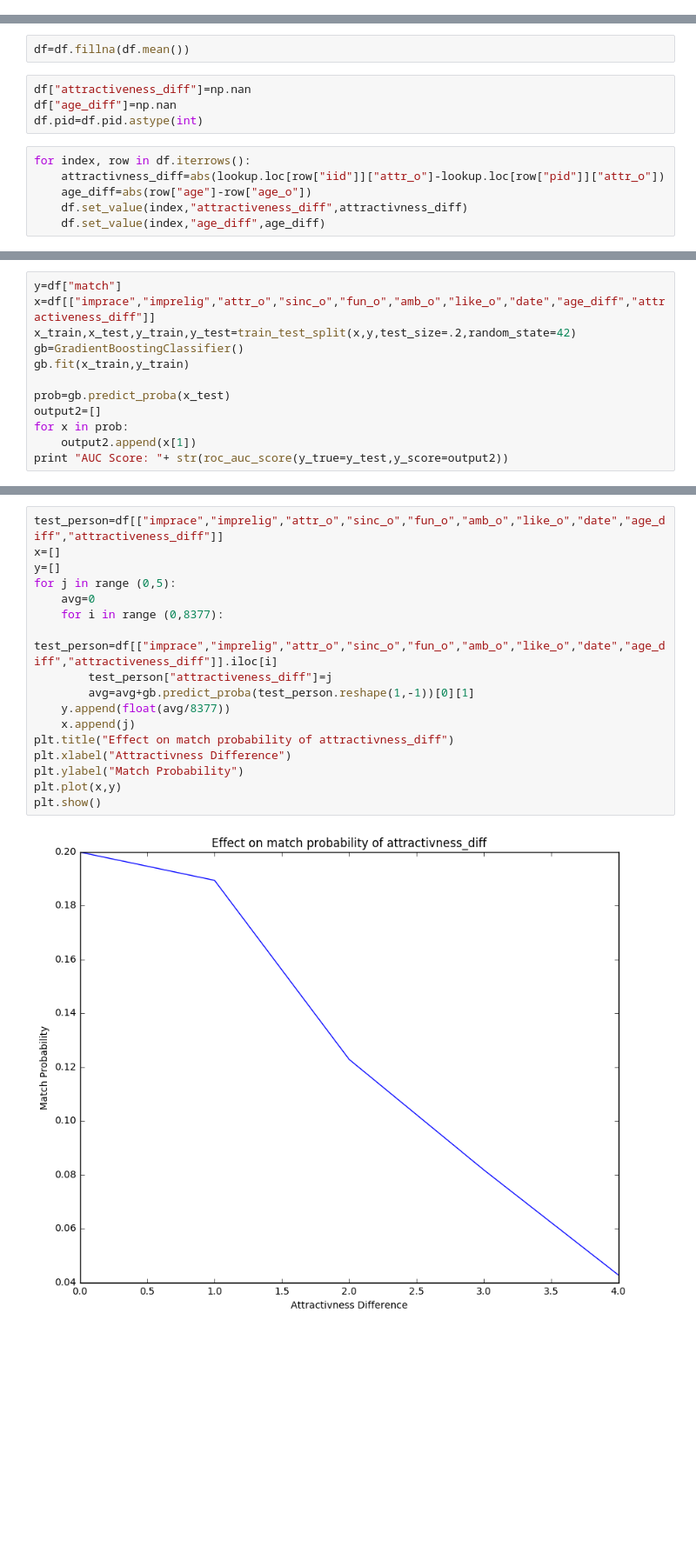
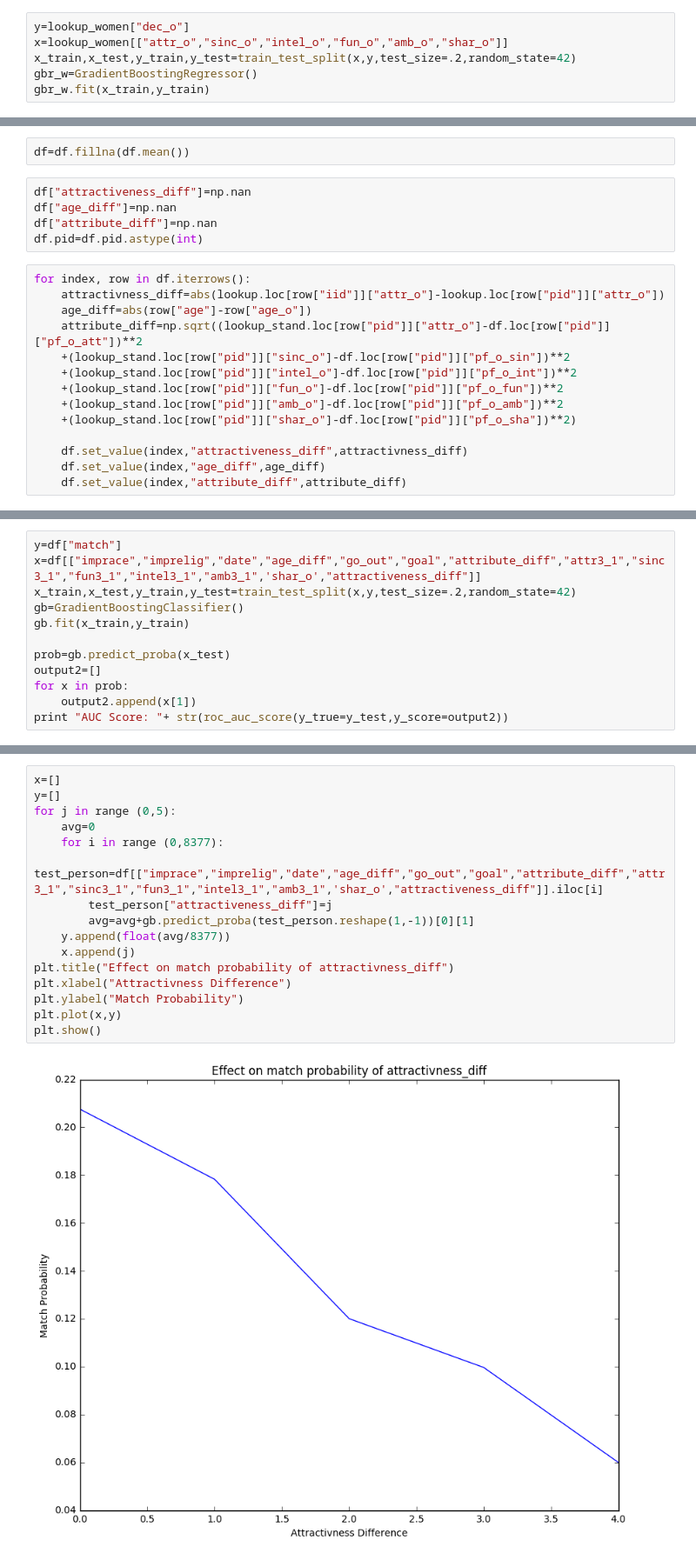
Before and after one commit to magescher/DataScience_SpeedDatingExperiment, a Jupyter notebook: SpeedDating.ipynb, the cells around one changed output, grey strips where cells are left out. Shown: that part at 87% size. Cells and saved outputs as stored; diff of their text form; blank space fills up the shorter version.

Commit message:
Changed some more graphs, fixed some stuff

```diff
--- a/SpeedDating.ipynb
+++ b/SpeedDating.ipynb
@@ -355,0 +400,6 @@ shar_o         0.0321      0.014      2.333      0.020         0.005     0.059
+# %%
+y=lookup_women["dec_o"]
+x=lookup_women[["attr_o","sinc_o","intel_o","fun_o","amb_o","shar_o"]]
+x_train,x_test,y_train,y_test=train_test_split(x,y,test_size=.2,random_state=42)
+gbr_w=GradientBoostingRegressor()
+gbr_w.fit(x_train,y_train)
@@ -478,10 +488,19 @@ df=df.fillna(df.mean())
 # %%
 df["attractiveness_diff"]=np.nan
 df["age_diff"]=np.nan
+df["attribute_diff"]=np.nan
 df.pid=df.pid.astype(int)
 # %%
 for index, row in df.iterrows():
     attractivness_diff=abs(lookup.loc[row["iid"]]["attr_o"]-lookup.loc[row["pid"]]["attr_o"])
     age_diff=abs(row["age"]-row["age_o"])
+    attribute_diff=np.sqrt((lookup_stand.loc[row["pid"]]["attr_o"]-df.loc[row["pid"]]["pf_o_att"])**2
+    +(lookup_stand.loc[row["pid"]]["sinc_o"]-df.loc[row["pid"]]["pf_o_sin"])**2
+    +(lookup_stand.loc[row["pid"]]["intel_o"]-df.loc[row["pid"]]["pf_o_int"])**2
+    +(lookup_stand.loc[row["pid"]]["fun_o"]-df.loc[row["pid"]]["pf_o_fun"])**2
+    +(lookup_stand.loc[row["pid"]]["amb_o"]-df.loc[row["pid"]]["pf_o_amb"])**2
+    +(lookup_stand.loc[row["pid"]]["shar_o"]-df.loc[row["pid"]]["pf_o_sha"])**2)
+
     df.set_value(index,"attractiveness_diff",attractivness_diff)
     df.set_value(index,"age_diff",age_diff)
+    df.set_value(index,"attribute_diff",attribute_diff)
@@ -502,6 +543,6 @@ AUC Score: 0.777587967179
 # %%
 y=df["match"]
-x=df[["imprace","imprelig","attr_o","sinc_o","fun_o","amb_o","like_o","date","age_diff","attractiveness_diff"]]
+x=df[["imprace","imprelig","date","age_diff","go_out","goal","attribute_diff","attr3_1","sinc3_1","fun3_1","intel3_1","amb3_1",'shar_o',"attractiveness_diff"]]
 x_train,x_test,y_train,y_test=train_test_split(x,y,test_size=.2,random_state=42)
 gb=GradientBoostingClassifier()
 gb.fit(x_train,y_train)
@@ -537,19 +591,18 @@ plt.show()
 # %%
-test_person=df[["imprace","imprelig","attr_o","sinc_o","fun_o","amb_o","like_o","date","age_diff","attractiveness_diff"]]
 x=[]
 y=[]
 for j in range (0,5):
     avg=0
     for i in range (0,8377):
-        test_person=df[["imprace","imprelig","attr_o","sinc_o","fun_o","amb_o","like_o","date","age_diff","attractiveness_diff"]].iloc[i]
+        test_person=df[["imprace","imprelig","date","age_diff","go_out","goal","attribute_diff","attr3_1","sinc3_1","fun3_1","intel3_1","amb3_1",'shar_o',"attractiveness_diff"]].iloc[i]
         test_person["attractiveness_diff"]=j
         avg=avg+gb.predict_proba(test_person.reshape(1,-1))[0][1]
     y.append(float(avg/8377))
     x.append(j)
 plt.title("Effect on match probability of attractivness_diff")
 plt.xlabel("Attractivness Difference")
 plt.ylabel("Match Probability")
 plt.plot(x,y)
 plt.show()
 # %% [output]
-[figure, old version]
+[figure, new version]
```
Also changed, not shown: parts of 37 cells of this notebook.
